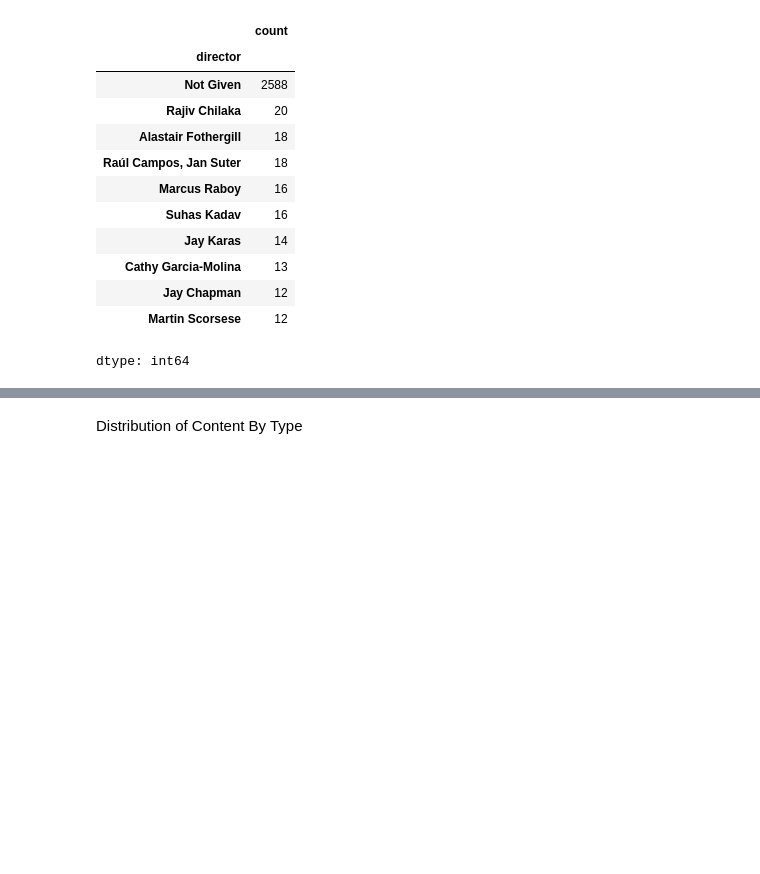
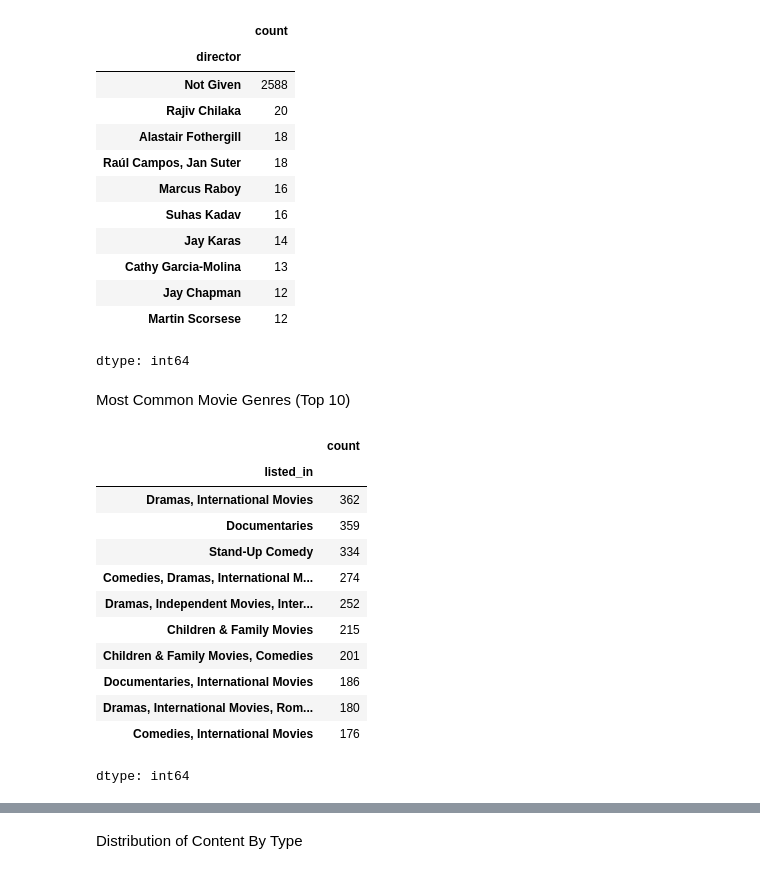
Before and after one commit to test-tlib/UMAM-DS-INTERN-PROJECTS, a Jupyter notebook: UMAM_Netflix_Data_(project_1)_.ipynb, the cells around one changed output, grey strips where cells are left out. Saved outputs shown, nothing was run; the diff lists cells and outputs as text; code cells hidden in the pictures; blank space fills up the shorter version.

```diff
--- a/UMAM_Netflix_Data_(project_1)_.ipynb
+++ b/UMAM_Netflix_Data_(project_1)_.ipynb
@@ -149,3 +149,21 @@ data['director'].value_counts().head(10)
 | Jay Chapman | 12 |
 | Martin Scorsese | 12 |
 dtype: int64
+# %% [markdown]
+Most Common Movie Genres (Top 10)
+# %%
+data[data['type'] == 'Movie']['listed_in'].value_counts().head(10)
+# %% [output]
+|  | count |
+| listed_in |  |
+| Dramas, International Movies | 362 |
+| Documentaries | 359 |
+| Stand-Up Comedy | 334 |
+| Comedies, Dramas, International M... | 274 |
+| Dramas, Independent Movies, Inter... | 252 |
+| Children & Family Movies | 215 |
+| Children & Family Movies, Comedies | 201 |
+| Documentaries, International Movies | 186 |
+| Dramas, International Movies, Rom... | 180 |
+| Comedies, International Movies | 176 |
+dtype: int64
```
Also changed, not shown: parts of 8 cells of this notebook.
